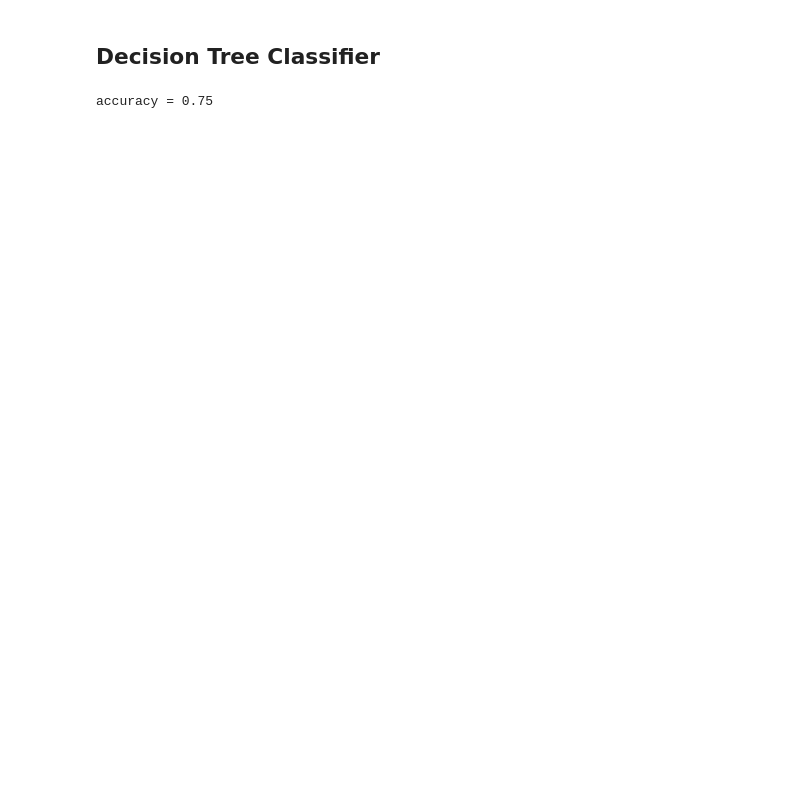
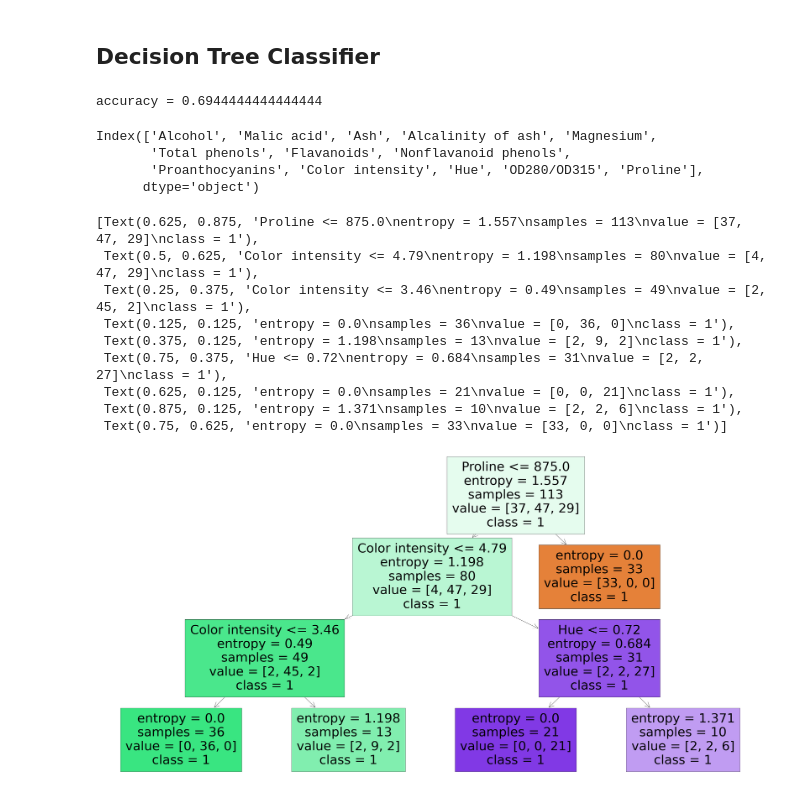
Before and after one commit to finateautomata/DataScience-IntroToML, a Jupyter notebook: Week 2/Code/Python_Practice_DecisionTrees.ipynb, the cells around one changed output. Drawn from its saved outputs; the diff is of its cells as text; code cells hidden in the pictures; blank space fills up the shorter version.

Commit message:
finish decision tree practice

```diff
--- a/Week 2/Code/Python_Practice_DecisionTrees.ipynb
+++ b/Week 2/Code/Python_Practice_DecisionTrees.ipynb
@@ -44,6 +44,7 @@ del data['class'] # why are we deleting 'class' column?
 # It is very important to shuffle data before performing the split
 # The train and test sets should contain a good mix of all kinds of examples
 X_train, X_test, y_train, y_test = train_test_split(data, labels, test_size=0.2, random_state=5)
+X_train, X_valid, y_train, y_valid = train_test_split(X_train, y_train, test_size=0.2, random_state=10)
 # train_test_split() function shuffles data before splitting by default
 # %% [markdown]
 API references:
@@ -88,10 +90,18 @@ def visualizeTree(clf, feature_names, target_names):
 ## Your Code Here
 clf = DecisionTreeClassifier(criterion = 'entropy', min_samples_leaf = 10)
 clf.fit(X_train, y_train)
-
 predictions = clf.predict(X_test)
-
 print ('accuracy = ' + str(accuracy_score(y_test, predictions)))
 # %% [output]
-accuracy = 0.75
+accuracy = 0.6944444444444444
+# %%
+targetNames = pd.read_csv('res/wine_original.csv')['class']
+targetNames = [str(i) for i in targetNames]
+
+featureNames = pd.read_csv('res/wine_original.csv').columns[1:]
+# %% [output]
+Index(['Alcohol', 'Malic acid', 'Ash', 'Alcalinity of ash', 'Magnesium',
+       'Total phenols', 'Flavanoids', 'Nonflavanoid phenols',
+       'Proanthocyanins', 'Color intensity', 'Hue', 'OD280/OD315', 'Proline'],
+      dtype='object')
 # %%
@@ -99,3 +109,18 @@ visualizeTree(clf, feature_names=)
+# %%
+from sklearn.tree import plot_tree
+plt.figure(figsize=(60,30))
+plot_tree(clf, feature_names=featureNames, class_names=targetNames, filled=True)
+# %% [output]
+[Text(0.625, 0.875, 'Proline <= 875.0\nentropy = 1.557\nsamples = 113\nvalue = [37, 47, 29]\nclass = 1'),
+ Text(0.5, 0.625, 'Color intensity <= 4.79\nentropy = 1.198\nsamples = 80\nvalue = [4, 47, 29]\nclass = 1'),
+ Text(0.25, 0.375, 'Color intensity <= 3.46\nentropy = 0.49\nsamples = 49\nvalue = [2, 45, 2]\nclass = 1'),
+ Text(0.125, 0.125, 'entropy = 0.0\nsamples = 36\nvalue = [0, 36, 0]\nclass = 1'),
+ Text(0.375, 0.125, 'entropy = 1.198\nsamples = 13\nvalue = [2, 9, 2]\nclass = 1'),
+ Text(0.75, 0.375, 'Hue <= 0.72\nentropy = 0.684\nsamples = 31\nvalue = [2, 2, 27]\nclass = 1'),
+ Text(0.625, 0.125, 'entropy = 0.0\nsamples = 21\nvalue = [0, 0, 21]\nclass = 1'),
+ Text(0.875, 0.125, 'entropy = 1.371\nsamples = 10\nvalue = [2, 2, 6]\nclass = 1'),
+ Text(0.75, 0.625, 'entropy = 0.0\nsamples = 33\nvalue = [33, 0, 0]\nclass = 1')]
+[figure, added]
 # %%
 # Min Sample Split
 # Read as 'minimum samples at a node to consider for splitting'
```
Also changed, not shown: parts of 2 cells of this notebook, 1 other file.
